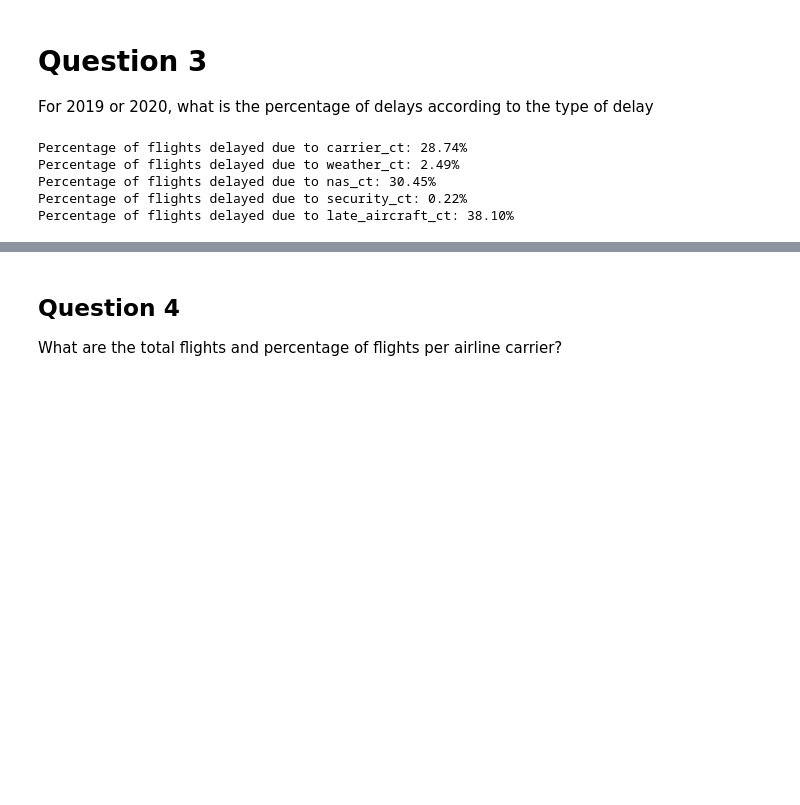
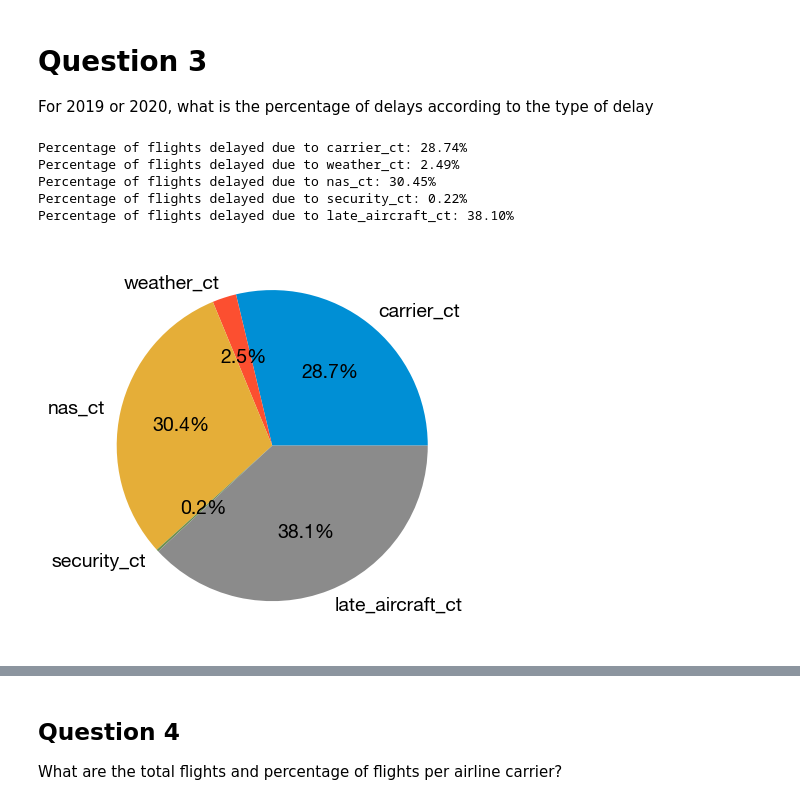
Before and after one commit to dominik117/flight-delays, a Jupyter notebook: eda_airlines.ipynb, the cells around one changed output, grey strips where cells are left out. Saved outputs shown, nothing was run; the diff lists cells and outputs as text; code cells hidden in the pictures; blank space fills up the shorter version.

```diff
--- a/eda_airlines.ipynb
+++ b/eda_airlines.ipynb
@@ -254,12 +245,17 @@ For 2019 or 2020, what is the percentage of delays according to the type of dela
 # %%
 for reason in relationships['arr_del15']:
     print(f"Percentage of flights delayed due to {reason}: {(df[df.year == 2019][reason].sum() / df[df.year == 2019]['arr_del15'].sum())*100.0:.2f}%")
+
+delay_causes = df[df.year == 2019][['carrier_ct', 'weather_ct', 'nas_ct', 'security_ct', 'late_aircraft_ct']].sum()
+delay_causes.plot(kind='pie', autopct='%1.1f%%')
+plt.show()
 # %% [output]
 Percentage of flights delayed due to carrier_ct: 28.74%
 Percentage of flights delayed due to weather_ct: 2.49%
 Percentage of flights delayed due to nas_ct: 30.45%
 Percentage of flights delayed due to security_ct: 0.22%
 Percentage of flights delayed due to late_aircraft_ct: 38.10%
+[figure, added]
 # %%
 for reason in relationships['arr_del15']:
     print(f"Percentage of flights delayed due to {reason}: {(df[df.year == 2020][reason].sum() / df[df.year == 2020]['arr_del15'].sum())*100.0:.2f}%")
```
Also changed, not shown: parts of 8 cells of this notebook, 1 other file.
